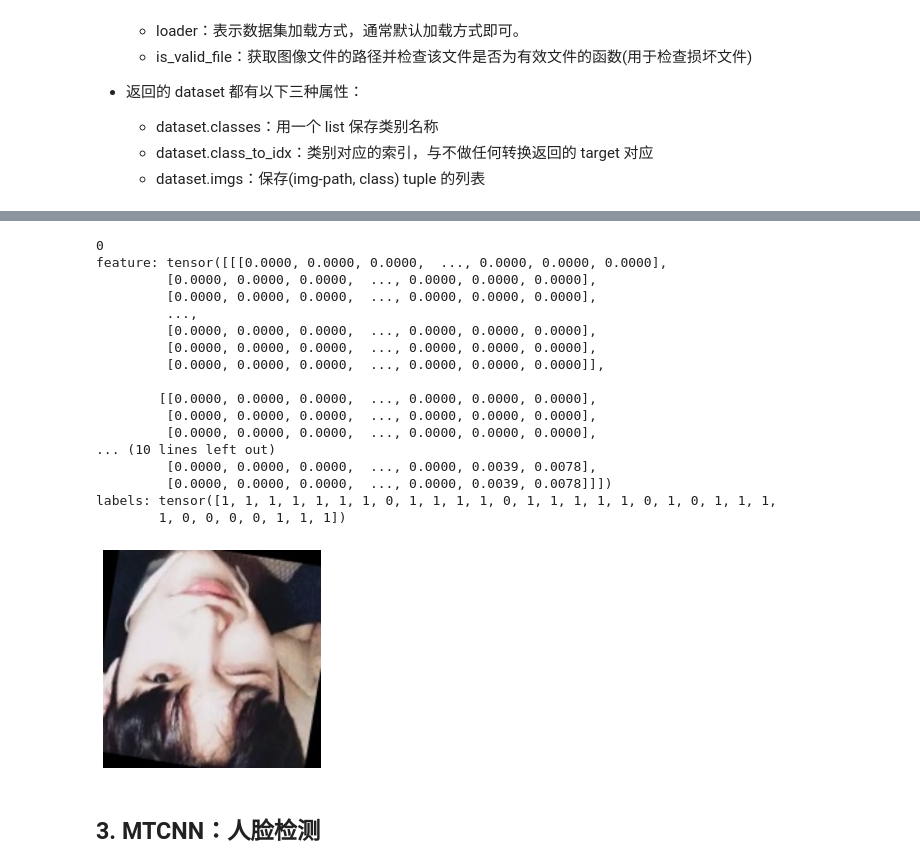
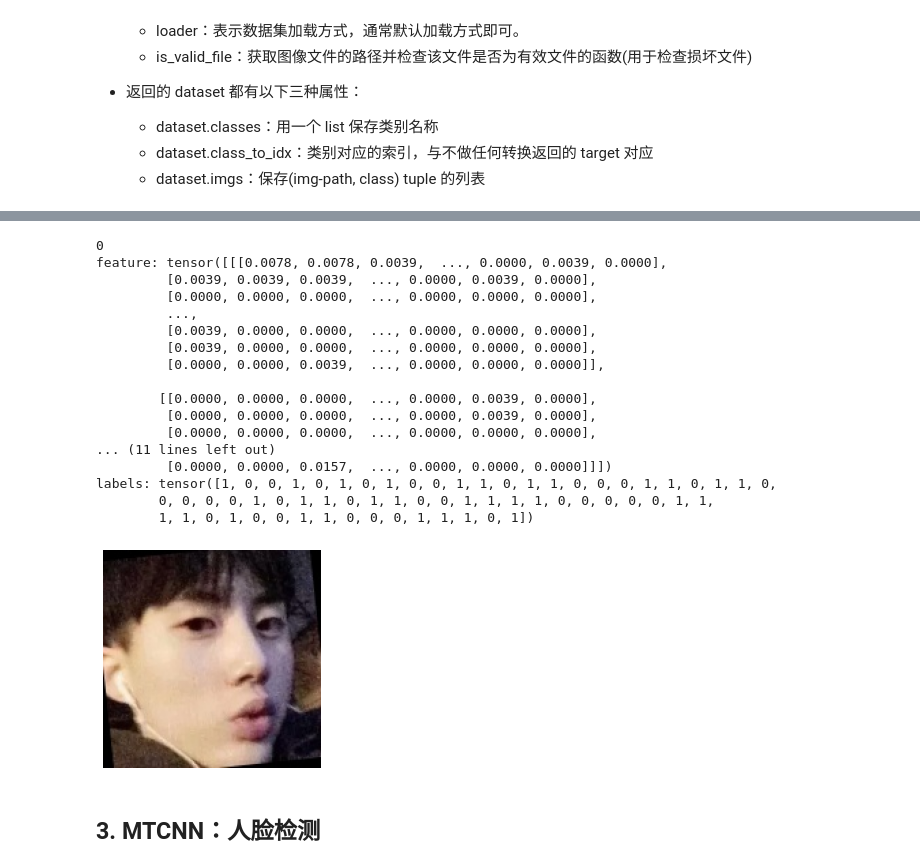
Before and after one commit to NKULYX/NKU-COSC0015-Introduction-to-Artificial-Intelligence, a Jupyter notebook: Ex6/torch_main.ipynb, the cells around one changed output, grey strips where cells are left out. Drawn from its saved outputs; the diff is of its cells as text; code cells hidden in the pictures.

```diff
--- a/Ex6/torch_main.ipynb
+++ b/Ex6/torch_main.ipynb
@@ -251,38 +251,38 @@ def processing_data(data_path, height=224, width=224, batch_size=32,
     return train_data_loader, valid_data_loader
 # %%
 data_path = './datasets/5f680a696ec9b83bb0037081-momodel/data/image'
-train_data_loader, valid_data_loader = processing_data(data_path=data_path, height=224, width=224, batch_size=32)
+train_data_loader, valid_data_loader = processing_data(data_path=data_path, height=160, width=160, batch_size=64)
 
 def show_tensor_img(img_tensor):
     img = img_tensor[0].data.numpy()
     img = np.swapaxes(img, 0, 2)
     img = np.swapaxes(img, 0, 1)
     img = np.array(img)
     plot_image(img)
 
 for index, (x, labels) in enumerate(train_data_loader):
     print(index, "\nfeature:",x[0], "\nlabels:",labels)
     show_tensor_img(x)
     break
 # %% [output]
 0
-feature: tensor([[[0.0000, 0.0000, 0.0000,  ..., 0.0000, 0.0000, 0.0000],
-         [0.0000, 0.0000, 0.0000,  ..., 0.0000, 0.0000, 0.0000],
+feature: tensor([[[0.0078, 0.0078, 0.0039,  ..., 0.0000, 0.0039, 0.0000],
+         [0.0039, 0.0039, 0.0039,  ..., 0.0000, 0.0039, 0.0000],
          [0.0000, 0.0000, 0.0000,  ..., 0.0000, 0.0000, 0.0000],
          ...,
+         [0.0039, 0.0000, 0.0000,  ..., 0.0000, 0.0000, 0.0000],
+         [0.0039, 0.0000, 0.0000,  ..., 0.0000, 0.0000, 0.0000],
+         [0.0000, 0.0000, 0.0039,  ..., 0.0000, 0.0000, 0.0000]],
+
+        [[0.0000, 0.0000, 0.0000,  ..., 0.0000, 0.0039, 0.0000],
+         [0.0000, 0.0000, 0.0000,  ..., 0.0000, 0.0039, 0.0000],
          [0.0000, 0.0000, 0.0000,  ..., 0.0000, 0.0000, 0.0000],
-         [0.0000, 0.0000, 0.0000,  ..., 0.0000, 0.0000, 0.0000],
-         [0.0000, 0.0000, 0.0000,  ..., 0.0000, 0.0000, 0.0000]],
-
-        [[0.0000, 0.0000, 0.0000,  ..., 0.0000, 0.0000, 0.0000],
-         [0.0000, 0.0000, 0.0000,  ..., 0.0000, 0.0000, 0.0000],
-         [0.0000, 0.0000, 0.0000,  ..., 0.0000, 0.0000, 0.0000],
-... (10 lines left out)
-         [0.0000, 0.0000, 0.0000,  ..., 0.0000, 0.0039, 0.0078],
-         [0.0000, 0.0000, 0.0000,  ..., 0.0000, 0.0039, 0.0078]]])
-labels: tensor([1, 1, 1, 1, 1, 1, 1, 0, 1, 1, 1, 1, 0, 1, 1, 1, 1, 1, 0, 1, 0, 1, 1, 1,
-        1, 0, 0, 0, 0, 1, 1, 1])
+... (11 lines left out)
+         [0.0000, 0.0000, 0.0157,  ..., 0.0000, 0.0000, 0.0000]]])
+labels: tensor([1, 0, 0, 1, 0, 1, 0, 1, 0, 0, 1, 1, 0, 1, 1, 0, 0, 0, 1, 1, 0, 1, 1, 0,
+        0, 0, 0, 0, 1, 0, 1, 1, 0, 1, 1, 0, 0, 1, 1, 1, 1, 0, 0, 0, 0, 0, 1, 1,
+        1, 1, 0, 1, 0, 0, 1, 1, 0, 0, 0, 1, 1, 1, 0, 1])
-[figure, old version]
+[figure, new version]
 # %% [markdown]
 ## 3. MTCNN：人脸检测
 # %% [markdown]
```
Also changed, not shown: parts of 8 cells of this notebook, 1 other file.
